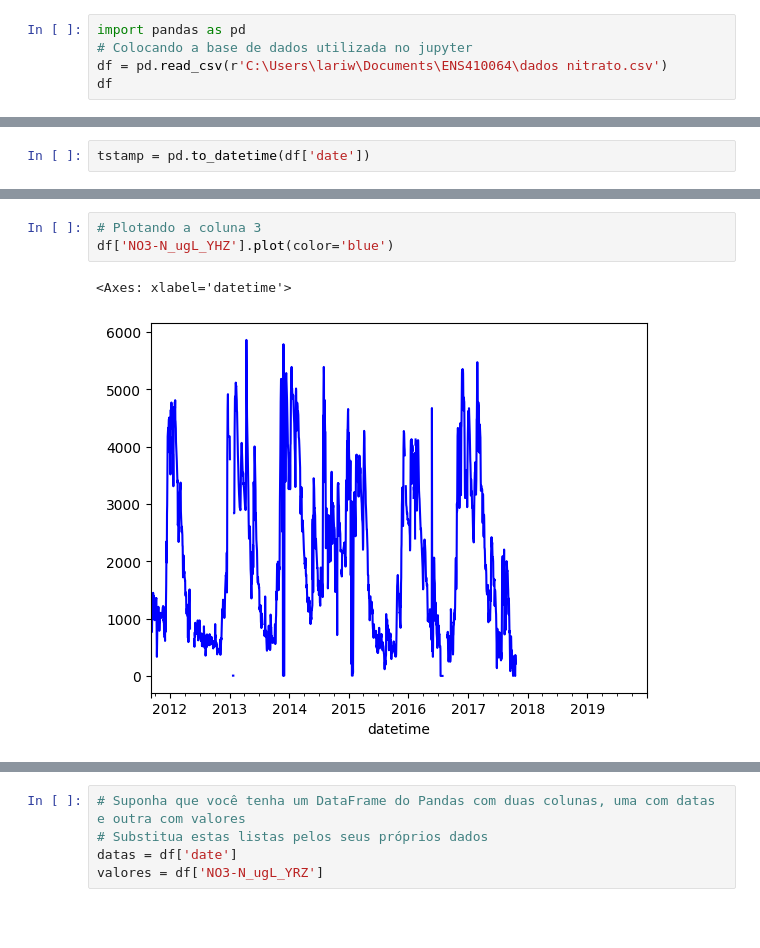
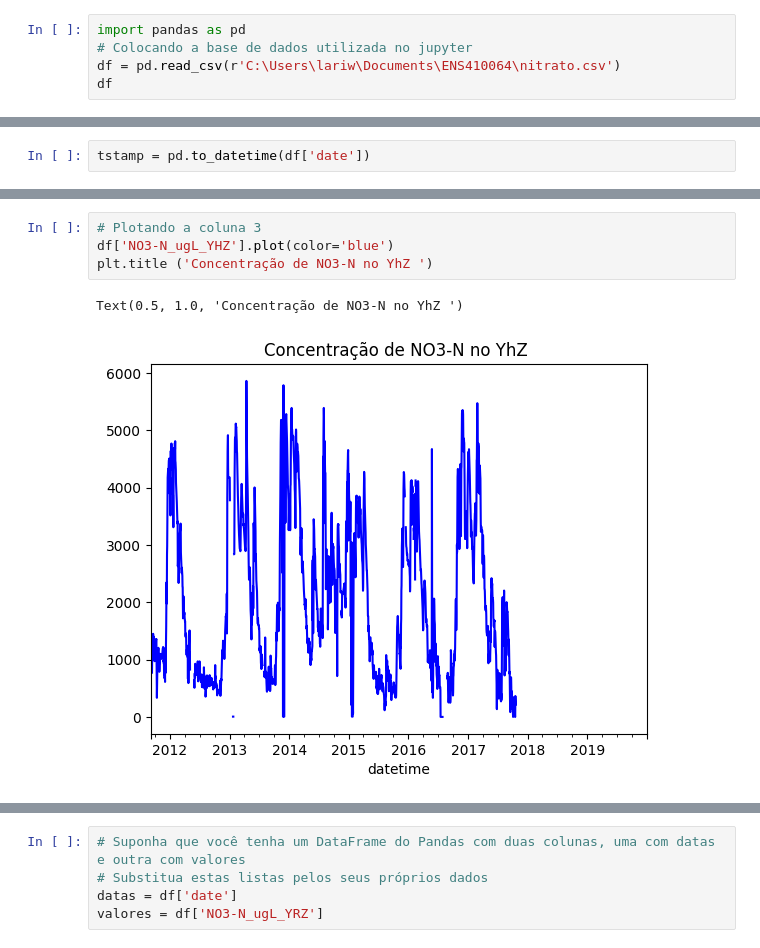
Before and after one commit to Larissa0403/ENS410064, a Jupyter notebook: nitrato código certo.ipynb, the cells around one changed output, grey strips where cells are left out. Drawn from its saved outputs; the diff is of its cells as text; blank space fills up the shorter version.

```diff
--- a/nitrato código certo.ipynb
+++ b/nitrato código certo.ipynb
@@ -1,7 +1,7 @@
 # %%
 import pandas as pd
 # Colocando a base de dados utilizada no jupyter
-df = pd.read_csv(r'C:\Users\lariw\Documents\ENS410064\dados nitrato.csv')
+df = pd.read_csv(r'C:\Users\lariw\Documents\ENS410064\nitrato.csv')
 df
 # %% [output]
 |  | date | NO3-N_ugL_YRZ | NO3-N_ugL_YHZ |
@@ -86,9 +87,10 @@ df['NO3-N_ugL_YRZ'].plot(color='green')
 # %%
 # Plotando a coluna 3
 df['NO3-N_ugL_YHZ'].plot(color='blue')
+plt.title ('Concentração de NO3-N no YhZ ')
 # %% [output]
-<Axes: xlabel='datetime'>
+Text(0.5, 1.0, 'Concentração de NO3-N no YhZ ')
-[figure, old version]
+[figure, new version]
 # %%
 # Plotando os dois gráficos num único
 df['NO3-N_ugL_YRZ'].plot(color='green')
```
Also changed, not shown: parts of 2 cells of this notebook, 1 other file.
